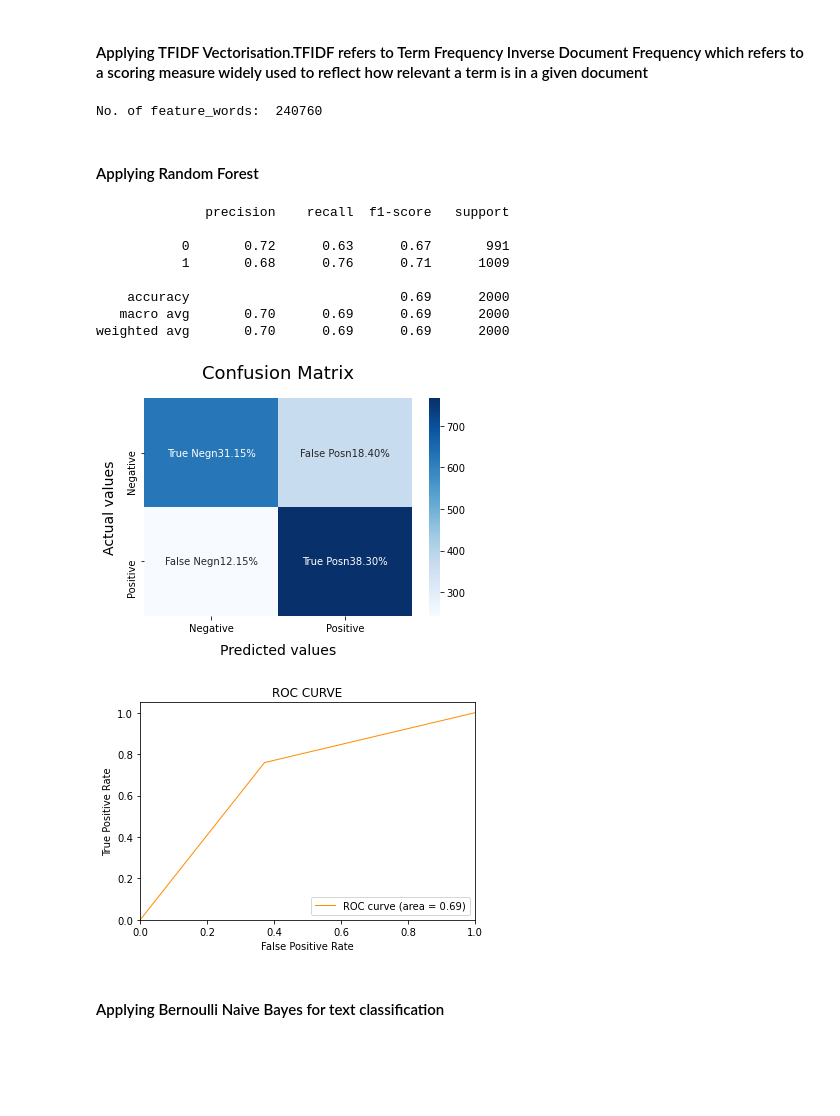
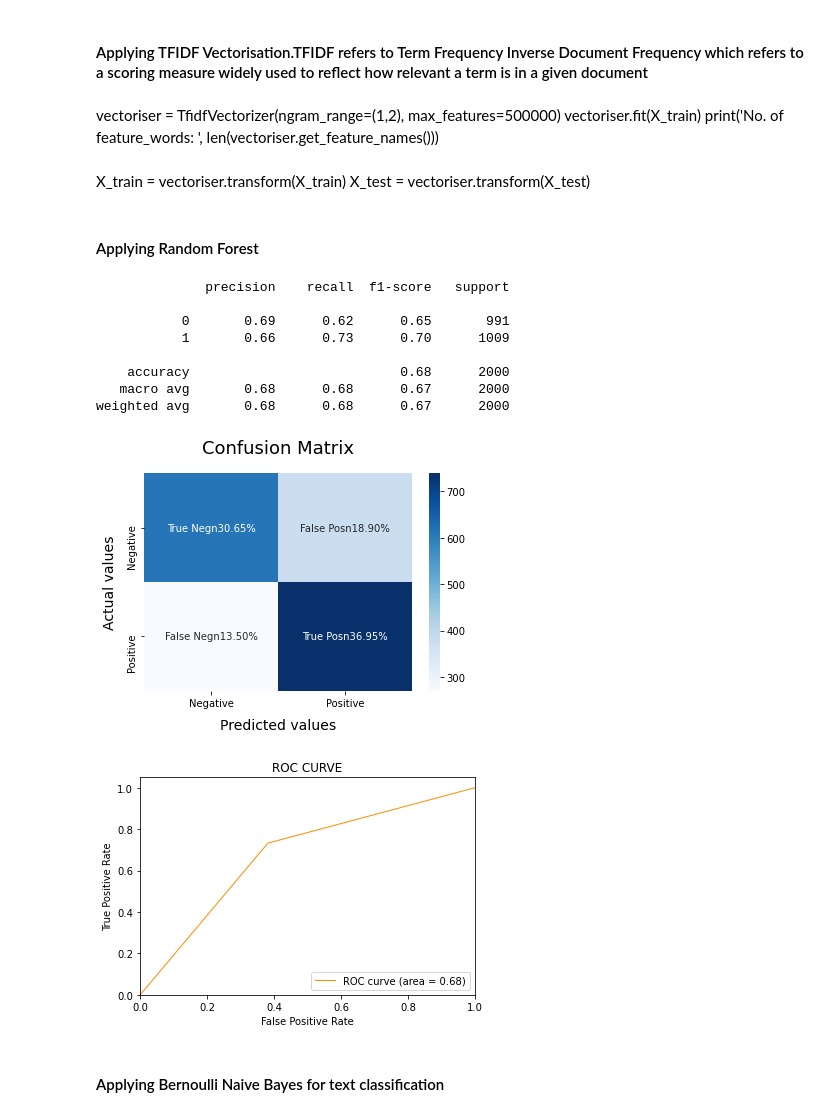
Before and after one commit to AnjalyLejith/Twitter-Sentiment-Analysis, a Jupyter notebook: Twitter_sentiment_analysis.ipynb, the cells around one changed output. Saved outputs shown, nothing was run; the diff lists cells and outputs as text; code cells hidden in the pictures; blank space fills up the shorter version.

```diff
--- a/Twitter_sentiment_analysis.ipynb
+++ b/Twitter_sentiment_analysis.ipynb
@@ -254,15 +256,13 @@ y.shape
 X_train, X_test, y_train, y_test = train_test_split(X,y,test_size = 0.05, random_state =26105111)
 # %% [markdown]
 #### Applying TFIDF Vectorisation.TFIDF refers to Term Frequency Inverse Document Frequency which refers to a scoring measure widely used to reflect how relevant a term is in a given document
-# %%
-vectoriser = TfidfVectorizer(ngram_range=(1,2), max_features=500000)
-vectoriser.fit(X_train)
-print('No. of feature_words: ', len(vectoriser.get_feature_names()))
-# %% [output]
-No. of feature_words:  240760
-# %%
-X_train = vectoriser.transform(X_train)
-X_test  = vectoriser.transform(X_test)
+# %% [markdown]
+vectoriser = TfidfVectorizer(ngram_range=(1,2), max_features=500000)
+vectoriser.fit(X_train)
+print('No. of feature_words: ', len(vectoriser.get_feature_names()))
+# %% [markdown]
+X_train = vectoriser.transform(X_train)
+X_test  = vectoriser.transform(X_test)
 # %%
 def model_Evaluate(model):
     # Predict values for Test dataset
@@ -297,20 +297,24 @@ def model_Evaluate(model):
 # %% [markdown]
 #### Applying Random Forest
 # %%
+# define the stages of the pipeline
 rf = RandomForestClassifier(n_estimators = 20, criterion = 'entropy', max_depth=50)
-rf.fit(X_train, y_train)
-model_Evaluate(rf)
+pipeline = Pipeline(steps= [('tfidf', TfidfVectorizer(ngram_range=(1,2), max_features=500000)),
+                            ('model', rf)])
+
+pipeline.fit(X_train, y_train)
+model_Evaluate(pipeline)
 # %% [output]
               precision    recall  f1-score   support
 
-           0       0.72      0.63      0.67       991
-           1       0.68      0.76      0.71      1009
+           0       0.69      0.62      0.65       991
+           1       0.66      0.73      0.70      1009
 
-    accuracy                           0.69      2000
-   macro avg       0.70      0.69      0.69      2000
-weighted avg       0.70      0.69      0.69      2000
+    accuracy                           0.68      2000
+   macro avg       0.68      0.68      0.67      2000
+weighted avg       0.68      0.68      0.67      2000
-[figure, old version]
+[figure, new version]
-[figure, old version]
+[figure, new version]
 # %% [markdown]
 #### Applying Bernoulli Naive Bayes for text classification
 # %%
```
Also changed, not shown: parts of 11 cells of this notebook.
